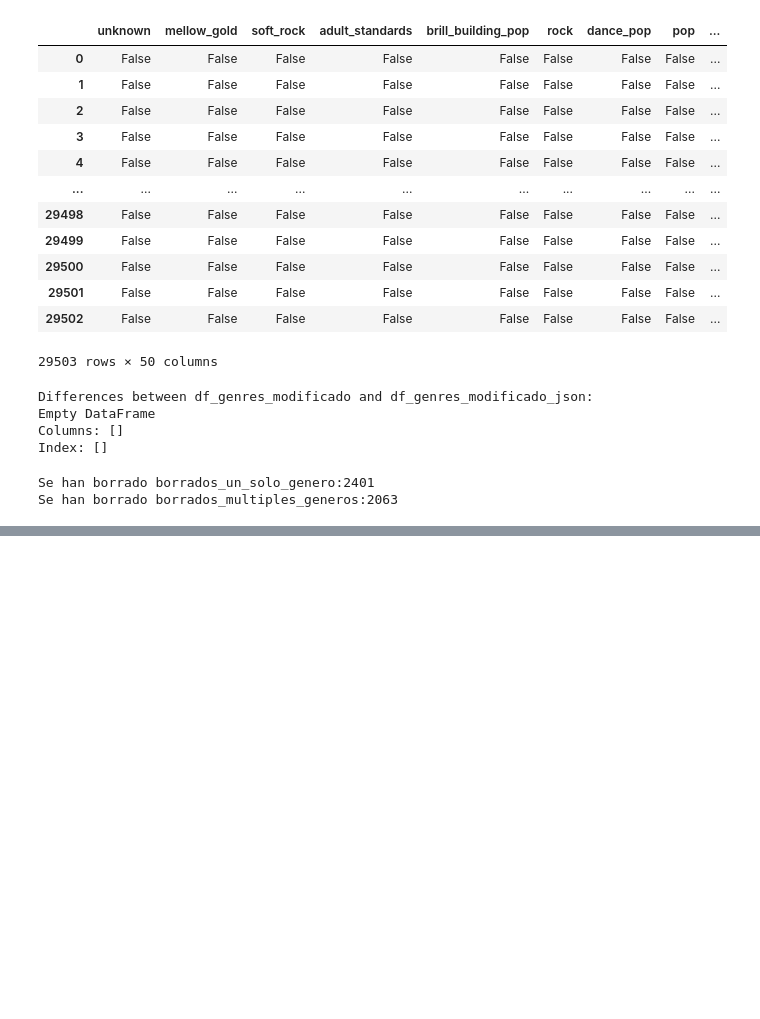
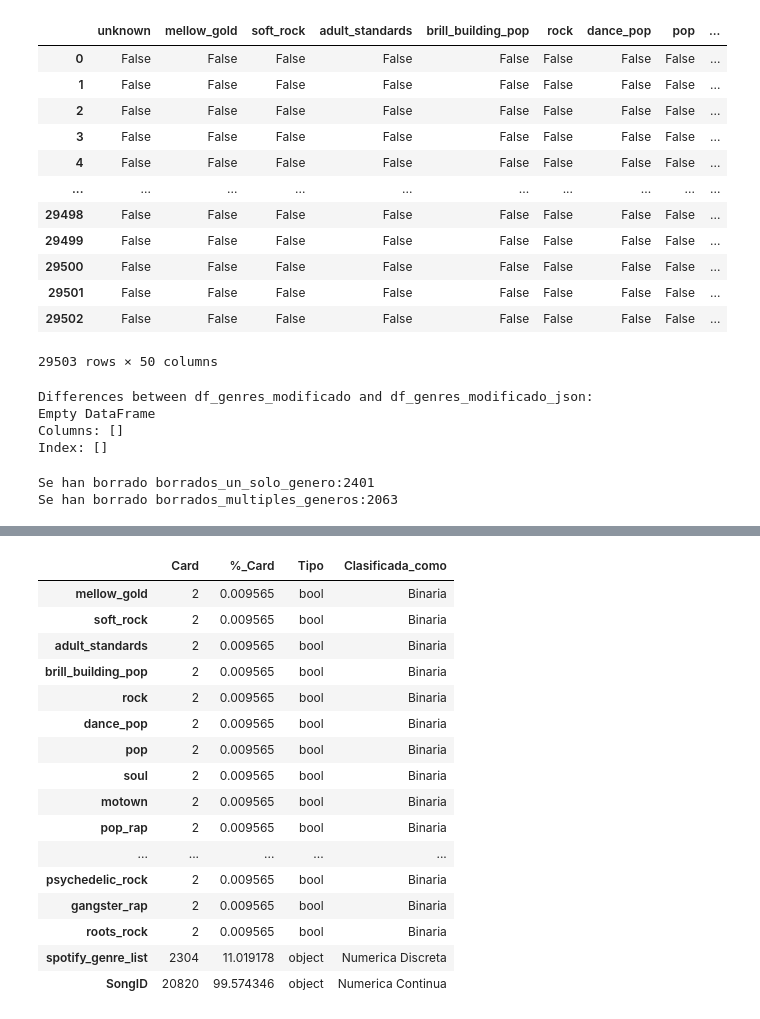
Before and after one commit to jorgegmayorgas/ONLINE_DS_THEBRIDGE_JORGE_GIMENEZ, a Jupyter notebook: EDA/Billboard Hot weekly charts/1-Definicion_EDA_v2.ipynb, the cells around one changed output, grey strips where cells are left out. Cells and saved outputs as stored; diff of their text form; code cells hidden in the pictures; blank space fills up the shorter version.

```diff
--- a/EDA/Billboard Hot weekly charts/1-Definicion_EDA_v2.ipynb
+++ b/EDA/Billboard Hot weekly charts/1-Definicion_EDA_v2.ipynb
@@ -398,4 +403,5 @@ df_genres_modificado.loc[[29501],["lounge"]]
 # %%
 # Siguiente dataset...
 # df_2.head()
-df_Hot_100_Audio_Features_EDA=df_genres_modificado.copy()
+df_Hot_100_Audio_Features_genres_EDA = df_genres_modificado.copy()
+df_Hot_100_Audio_Features_genres_EDA.spotify_genre_list
@@ -401,0 +544,27 @@ df_Hot_100_Audio_Features_EDA=df_genres_modificado.copy()
+# %%
+df_tipificacion_df_Hot_100_Audio_Features_genres_EDA = pd.DataFrame([df_Hot_100_Audio_Features_genres_EDA.nunique(), df_Hot_100_Audio_Features_genres_EDA.nunique()/len(df_Hot_100_Audio_Features_genres_EDA) * 100, df_Hot_100_Audio_Features_genres_EDA.dtypes]).T.rename(columns = {0: "Card",\
+                                                                                                                                 1: "%_Card", 2: "Tipo"})
+df_tipificacion_df_Hot_100_Audio_Features_genres_EDA
+df_tipificacion_df_Hot_100_Audio_Features_genres_EDA["Clasificada_como"] = "Categorica" # PArtiendo de que casi todas parecen categóricas
+df_tipificacion_df_Hot_100_Audio_Features_genres_EDA.loc[df_tipificacion_df_Hot_100_Audio_Features_genres_EDA.Card == 2, "Clasificada_como"] = "Binaria"
+df_tipificacion_df_Hot_100_Audio_Features_genres_EDA.loc[df_tipificacion_df_Hot_100_Audio_Features_genres_EDA["Card"] > 10, "Clasificada_como"] ="Numerica Discreta"
+df_tipificacion_df_Hot_100_Audio_Features_genres_EDA.loc[df_tipificacion_df_Hot_100_Audio_Features_genres_EDA["%_Card"] > 30, "Clasificada_como"] = "Numerica Continua"
+df_tipificacion_df_Hot_100_Audio_Features_genres_EDA
+# %% [output]
+|  | Card | %_Card | Tipo | Clasificada_como |
+| mellow_gold | 2 | 0.009565 | bool | Binaria |
+| soft_rock | 2 | 0.009565 | bool | Binaria |
+| adult_standards | 2 | 0.009565 | bool | Binaria |
+| brill_building_pop | 2 | 0.009565 | bool | Binaria |
+| rock | 2 | 0.009565 | bool | Binaria |
+| dance_pop | 2 | 0.009565 | bool | Binaria |
+| pop | 2 | 0.009565 | bool | Binaria |
+| soul | 2 | 0.009565 | bool | Binaria |
+| motown | 2 | 0.009565 | bool | Binaria |
+| pop_rap | 2 | 0.009565 | bool | Binaria |
+| ... | ... | ... | ... | ... |
+| psychedelic_rock | 2 | 0.009565 | bool | Binaria |
+| gangster_rap | 2 | 0.009565 | bool | Binaria |
+| roots_rock | 2 | 0.009565 | bool | Binaria |
+| spotify_genre_list | 2304 | 11.019178 | object | Numerica Discreta |
+| SongID | 20820 | 99.574346 | object | Numerica Continua |
```
Also changed, not shown: parts of 24 cells of this notebook, 3 other files.
